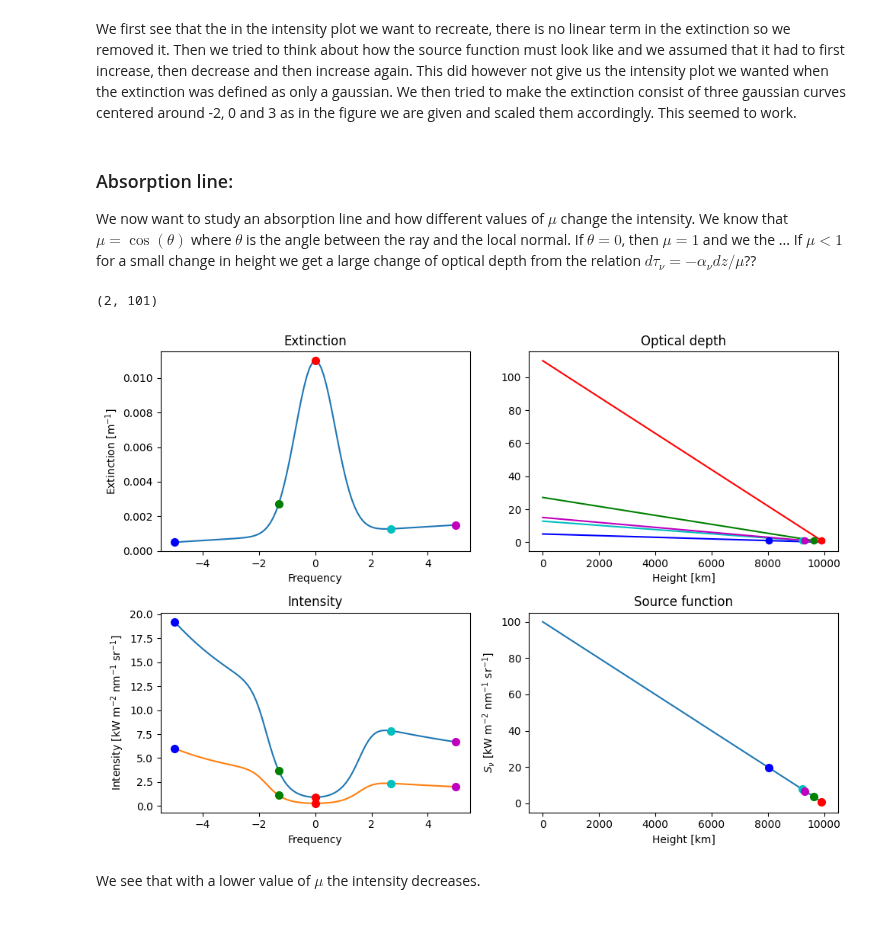
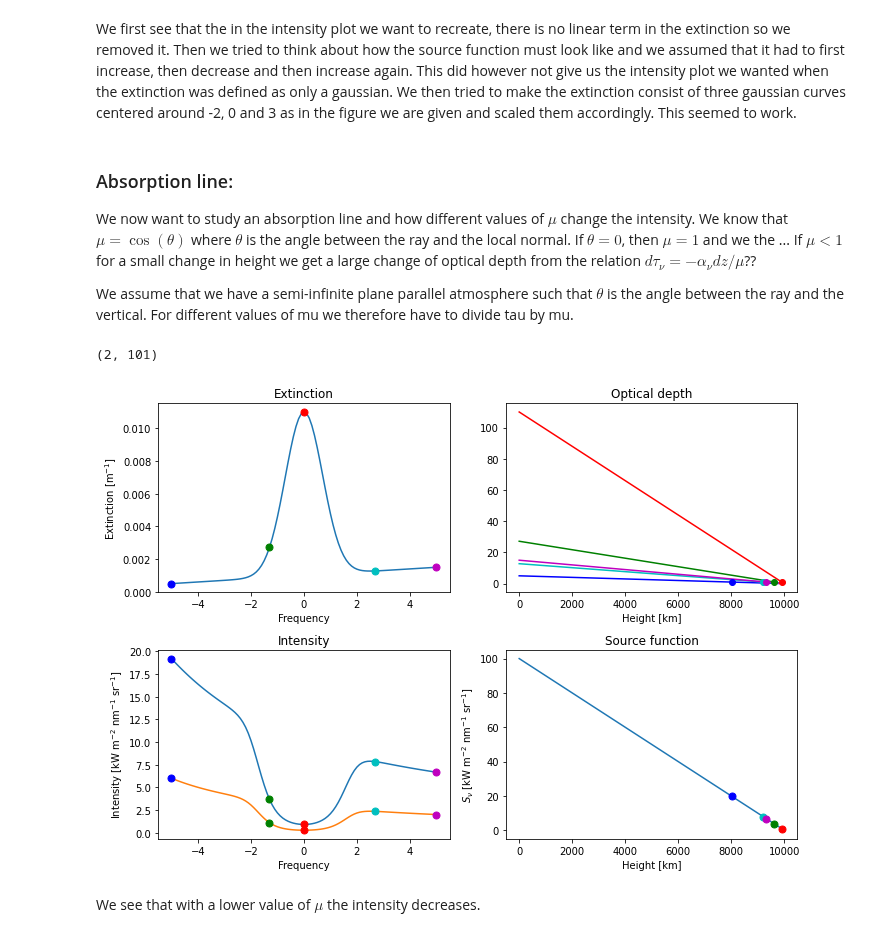
Before and after one commit to Rachelstiansen/AST4310, a Jupyter notebook: project work/project1/project1_student.ipynb, the cells around one changed output. Drawn from its saved outputs; the diff is of its cells as text; code cells hidden in the pictures.

Commit message:
I think explanation to first intensity plot is fine now

```diff
--- a/project work/project1/project1_student.ipynb
+++ b/project work/project1/project1_student.ipynb
@@ -50,7 +50,7 @@ In this exercise, you are to create such diagrams and explain in physical terms
 
 To make an intensity plot resembling the one above we start by defining a function to plot a 4-panel diagram. This is the same function that we used in the group session but we have added an option of defining tau and the intensity outside of the function and added more markers to the plots.
 # %%
-def four_panel_diagram(freq, height, source_function, extinction, tau, plot_only_intensity = False):
+def four_panel_diagram(ax, freq, height, source_function, extinction, tau, plot_only_intensity = False):
     if tau is None:
         tau = cumulative_trapezoid(extinction, -height, axis = 0, initial = 0) # compute optical depth at all heights
 
@@ -185,27 +178,29 @@ We first see that the in the intensity plot we want to recreate, there is no lin
 # %% [markdown]
 ### Absorption line:
 We now want to study an absorption line and how different values of $\mu$ change the intensity. We know that $\mu = \cos(\theta)$ where $\theta$ is the angle between the ray and the local normal. If $\theta = 0$, then $\mu = 1$ and we the ... If $\mu < 1$ for a small change in height we get a large change of optical depth from the relation $d \tau_{\nu} = - \alpha_{\nu} dz / \mu$??
+
+We assume that we have a semi-infinite plane parallel atmosphere such that $\theta$ is the angle between the ray and the vertical. For different values of mu we therefore have to divide tau by mu.
 # %%
 # Make new tau and mu=1 for extinction /1 and for mu=0.3 divide by 0.3
 
 source_function3 = (depth.value) / 100 * i_units # source function 1, linear
 extinction3 = (np.exp(- freq ** 2) + 0.5 * freq / 50 + 0.1) / units.m / 100
 extinction3 = np.tile(extinction3, ((len(depth)), 1))
 
 tau = cumulative_trapezoid(extinction3, -height, axis = 0, initial = 0) # compute optical depth at all heights
 intensity = np.trapz(source_function3[:, np.newaxis]*np.exp(-tau), tau, axis = 0) # compute intensity at the top of the surface
 intensity1 = np.trapz(source_function3[:, np.newaxis]*np.exp(-tau), tau, axis = 0) # compute intensity at the top of the surface
 list = [intensity, intensity1]
 print(np.shape(list))
 
 fig, ax = plt.subplots(2,2,figsize = (10, 7))
-four_panel_diagram(freq, height, source_function3, extinction3, tau, plot_only_intensity=False)
-four_panel_diagram(freq, height, source_function3, extinction3, tau/0.3, plot_only_intensity=True)
+four_panel_diagram(ax, freq, height, source_function3, extinction3, tau, plot_only_intensity=False)
+four_panel_diagram(ax, freq, height, source_function3, extinction3, tau/0.3, plot_only_intensity=True)
 plt.tight_layout()
 plt.show()
 # %% [output]
 (2, 101)
-[figure, old version]
+[figure, new version]
 # %% [markdown]
 We see that with a lower value of $\mu$ the intensity decreases.
 # %% [markdown]
```
Also changed, not shown: parts of 10 cells of this notebook.
